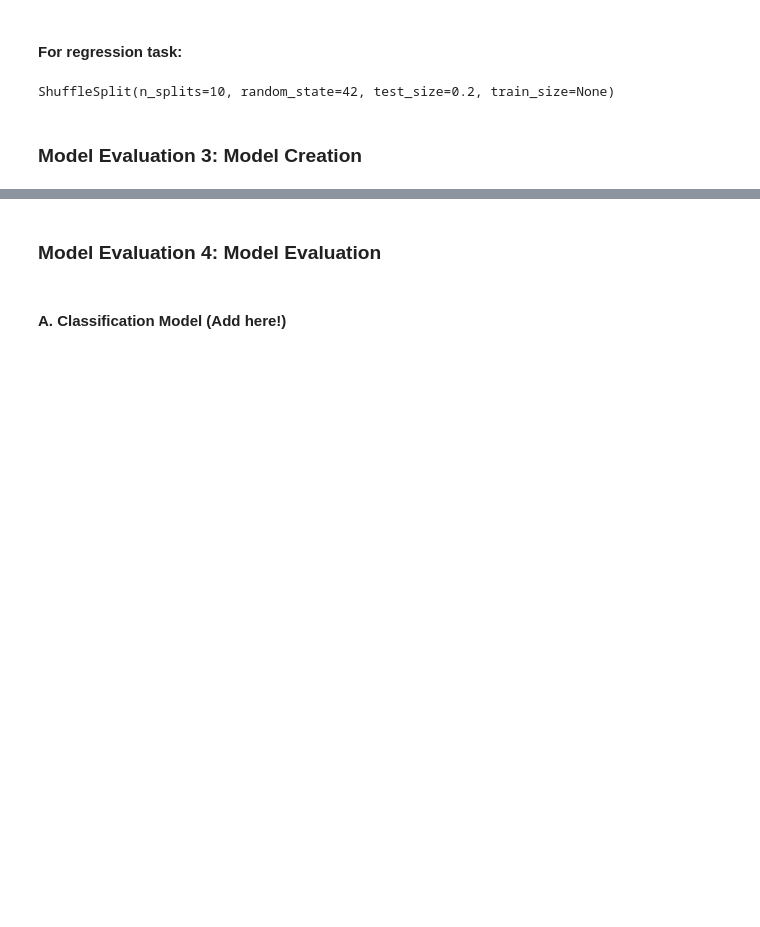
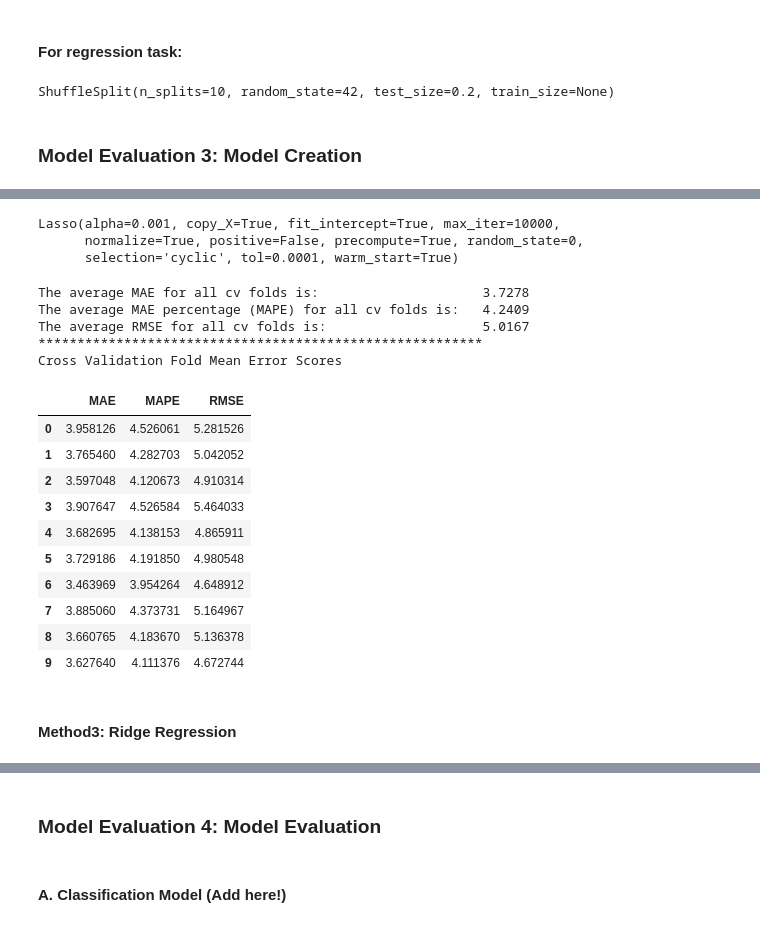
Before and after one commit to fredpoon/ds_7331_jyrf_eda, a Jupyter notebook: grp4_lab2_jyrf.ipynb, the cells around one changed output, grey strips where cells are left out. Cells and saved outputs as stored; diff of their text form; code cells hidden in the pictures; blank space fills up the shorter version.

```diff
--- a/grp4_lab2_jyrf.ipynb
+++ b/grp4_lab2_jyrf.ipynb
@@ -1035,0 +1117,13 @@ ShuffleSplit(n_splits=10, random_state=42, test_size=0.2, train_size=None)
+# %%
+%%time
+#Create a regression object and perform a grid search to find the best parameters
+from sklearn.linear_model import Lasso
+
+reg = Lasso(fit_intercept=True, normalize=True,copy_X=True
+          , max_iter=10000, precompute=True, tol=0.0001, random_state=0)
+
+#Test parameters
+alpha = [0.001, 0.1, 1, 10, 20]
+selection = ['cyclic','random']
+warm_start = [True, False]
+parameters = {'alpha': alpha, 'selection': selection, 'warm_start': warm_start}
@@ -1035,0 +1132,7 @@ ShuffleSplit(n_splits=10, random_state=42, test_size=0.2, train_size=None)
+# %%
+# Random search of parameters, using 3 fold cross validation,
+# search across 100 different combinations, and use all available cores
+from sklearn.model_selection import RandomizedSearchCV
+regGridSearch = RandomizedSearchCV(estimator = reg, param_distributions = parameters, n_iter = 100, cv = 3, verbose=2, random_state=42, n_jobs = -1)
+# Fit the random search model
+regGridSearch.fit(X_predGradRate_pick, Y_GradRate)
@@ -1035,0 +1155,26 @@ ShuffleSplit(n_splits=10, random_state=42, test_size=0.2, train_size=None)
+# %%
+#Print the parameterization of the best estimator
+regGridSearch.best_estimator_
+# %% [output]
+Lasso(alpha=0.001, copy_X=True, fit_intercept=True, max_iter=10000,
+      normalize=True, positive=False, precompute=True, random_state=0,
+      selection='cyclic', tol=0.0001, warm_start=True)
+# %%
+EvaluateRegressionEstimator(regGridSearch.best_estimator_, X_predGradRate_pick, Y_GradRate, cv_object_reg)
+# %% [output]
+The average MAE for all cv folds is:                     3.7278
+The average MAE percentage (MAPE) for all cv folds is:   4.2409
+The average RMSE for all cv folds is:                    5.0167
+*********************************************************
+Cross Validation Fold Mean Error Scores
+|  | MAE | MAPE | RMSE |
+| 0 | 3.958126 | 4.526061 | 5.281526 |
+| 1 | 3.765460 | 4.282703 | 5.042052 |
+| 2 | 3.597048 | 4.120673 | 4.910314 |
+| 3 | 3.907647 | 4.526584 | 5.464033 |
+| 4 | 3.682695 | 4.138153 | 4.865911 |
+| 5 | 3.729186 | 4.191850 | 4.980548 |
+| 6 | 3.463969 | 3.954264 | 4.648912 |
+| 7 | 3.885060 | 4.373731 | 5.164967 |
+| 8 | 3.660765 | 4.183670 | 5.136378 |
+| 9 | 3.627640 | 4.111376 | 4.672744 |
@@ -1035,0 +1185,2 @@ ShuffleSplit(n_splits=10, random_state=42, test_size=0.2, train_size=None)
+# %% [markdown]
+#### Method3: Ridge Regression
```
Also changed, not shown: parts of 49 cells of this notebook.
